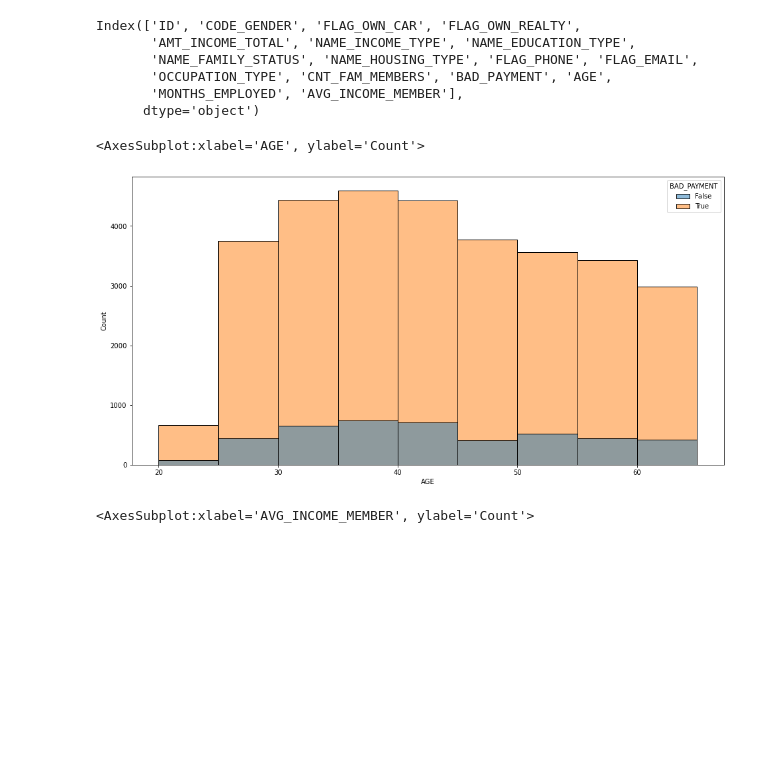
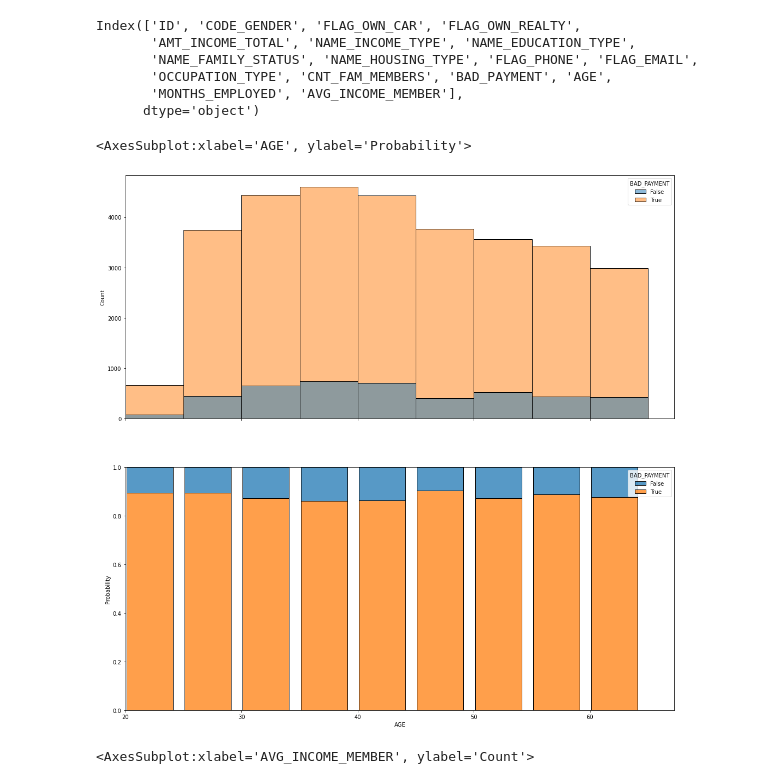
Before and after one commit to sarafribeiro/credit-card-fraud-perdiction, a Jupyter notebook: creadit_card_fraud_detection.ipynb, the cells around one changed output. Saved outputs shown, nothing was run; the diff lists cells and outputs as text; code cells hidden in the pictures; blank space fills up the shorter version.

```diff
--- a/creadit_card_fraud_detection.ipynb
+++ b/creadit_card_fraud_detection.ipynb
@@ -172,12 +173,20 @@ Index(['ID', 'CODE_GENDER', 'FLAG_OWN_CAR', 'FLAG_OWN_REALTY',
        'OCCUPATION_TYPE', 'CNT_FAM_MEMBERS', 'BAD_PAYMENT', 'AGE',
        'MONTHS_EMPLOYED', 'AVG_INCOME_MEMBER'],
       dtype='object')
-# %%
-plt.figure(figsize=(16,8))
-sns.histplot(data=df_application_payment_label , x='AGE', hue='BAD_PAYMENT', bins=range(20,70,5))
-# %% [output]
-<AxesSubplot:xlabel='AGE', ylabel='Count'>
-[figure, removed]
+# %%
+fig,  axs = plt.subplots(2, 1, sharex=True, figsize=(18,18))
+sns.histplot(ax=axs[0],data=df_application_payment_label , x='AGE', hue='BAD_PAYMENT', bins=range(20,70,5))
+sns.histplot(
+    ax=axs[1],
+    data=df_application_payment_label,
+    x="AGE", hue="BAD_PAYMENT",
+    bins=range(20,70,5),
+    multiple="fill", stat="probability",
+    discrete=False, shrink=.8
+)
+# %% [output]
+<AxesSubplot:xlabel='AGE', ylabel='Probability'>
+[figure, added]
 # %%
 plt.figure(figsize=(16,8))
 sns.histplot(data=df_application_payment_label , x='AVG_INCOME_MEMBER', hue='BAD_PAYMENT', bins=50)
```
Also changed, not shown: parts of 3 cells of this notebook.
